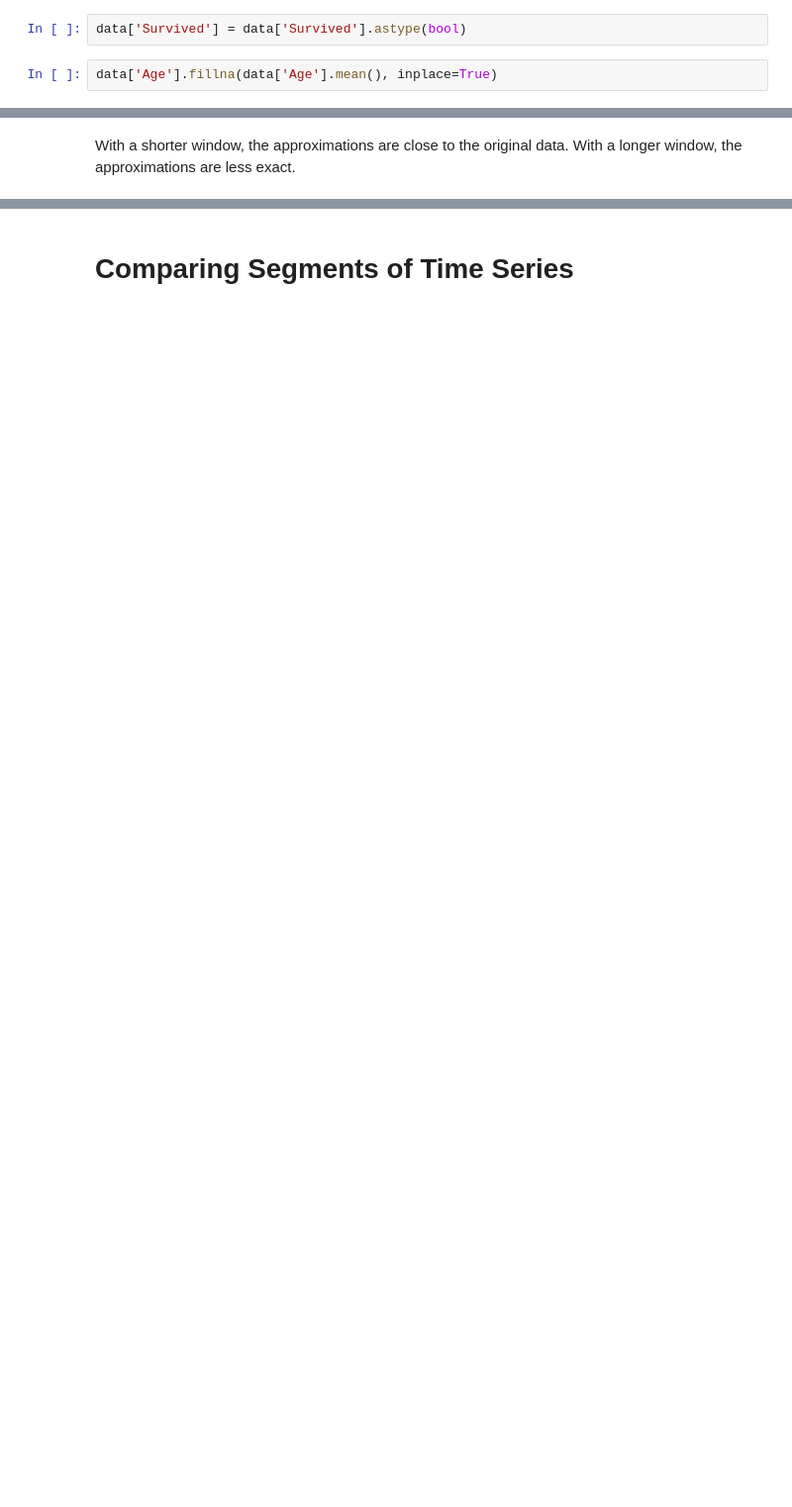
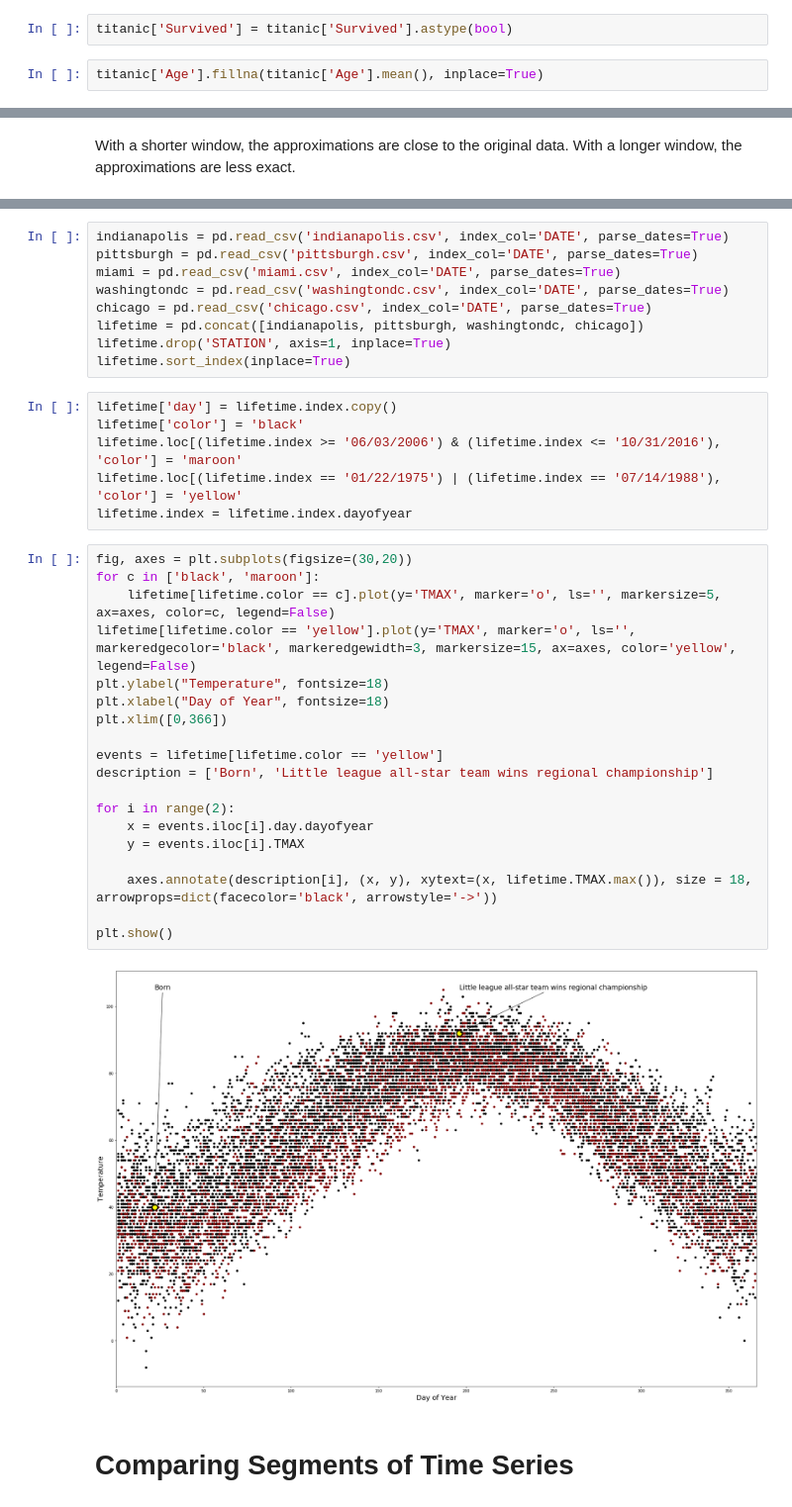
Before and after one commit to reikolaski/BootCamp2018, a Jupyter notebook: ProbSets/Comp/ProbSet2/ProbSet2.ipynb, the cells around one changed output, grey strips where cells are left out. Shown at 99% size. Saved outputs shown, nothing was run; the diff lists cells and outputs as text; blank space fills up the shorter version.

```diff
--- a/ProbSets/Comp/ProbSet2/ProbSet2.ipynb
+++ b/ProbSets/Comp/ProbSet2/ProbSet2.ipynb
@@ -408,7 +515,7 @@ data.dropna(subset=['Survived'], inplace=True)
 # %%
-data['Survived'] = data['Survived'].astype(bool)
+titanic['Survived'] = titanic['Survived'].astype(bool)
 # %%
-data['Age'].fillna(data['Age'].mean(), inplace=True)
+titanic['Age'].fillna(titanic['Age'].mean(), inplace=True)
 # %%
 titanic.to_csv('new_titanic.csv')
 # %%
@@ -681,3 +882,39 @@ With a shorter window, the approximations are close to the original data. With a
+# %%
+indianapolis = pd.read_csv('indianapolis.csv', index_col='DATE', parse_dates=True)
+pittsburgh = pd.read_csv('pittsburgh.csv', index_col='DATE', parse_dates=True)
+miami = pd.read_csv('miami.csv', index_col='DATE', parse_dates=True)
+washingtondc = pd.read_csv('washingtondc.csv', index_col='DATE', parse_dates=True)
+chicago = pd.read_csv('chicago.csv', index_col='DATE', parse_dates=True)
+lifetime = pd.concat([indianapolis, pittsburgh, washingtondc, chicago])
+lifetime.drop('STATION', axis=1, inplace=True)
+lifetime.sort_index(inplace=True)
+# %%
+lifetime['day'] = lifetime.index.copy()
+lifetime['color'] = 'black'
+lifetime.loc[(lifetime.index >= '06/03/2006') & (lifetime.index <= '10/31/2016'), 'color'] = 'maroon'
+lifetime.loc[(lifetime.index == '01/22/1975') | (lifetime.index == '07/14/1988'), 'color'] = 'yellow'
+lifetime.index = lifetime.index.dayofyear
+# %%
+fig, axes = plt.subplots(figsize=(30,20))
+for c in ['black', 'maroon']:
+    lifetime[lifetime.color == c].plot(y='TMAX', marker='o', ls='', markersize=5, ax=axes, color=c, legend=False)
+lifetime[lifetime.color == 'yellow'].plot(y='TMAX', marker='o', ls='', markeredgecolor='black', markeredgewidth=3, markersize=15, ax=axes, color='yellow', legend=False)
+plt.ylabel("Temperature", fontsize=18)
+plt.xlabel("Day of Year", fontsize=18)
+plt.xlim([0,366])
+
+events = lifetime[lifetime.color == 'yellow']
+description = ['Born', 'Little league all-star team wins regional championship']
+
+for i in range(2):
+    x = events.iloc[i].day.dayofyear
+    y = events.iloc[i].TMAX
+
+    axes.annotate(description[i], (x, y), xytext=(x, lifetime.TMAX.max()), size = 18, arrowprops=dict(facecolor='black', arrowstyle='->'))
+
+plt.show()
+# %% [output]
+[figure, added]
 # %% [markdown]
 # Comparing Segments of Time Series
 # %%
```
Also changed, not shown: parts of 71 cells of this notebook, 6 other files.
